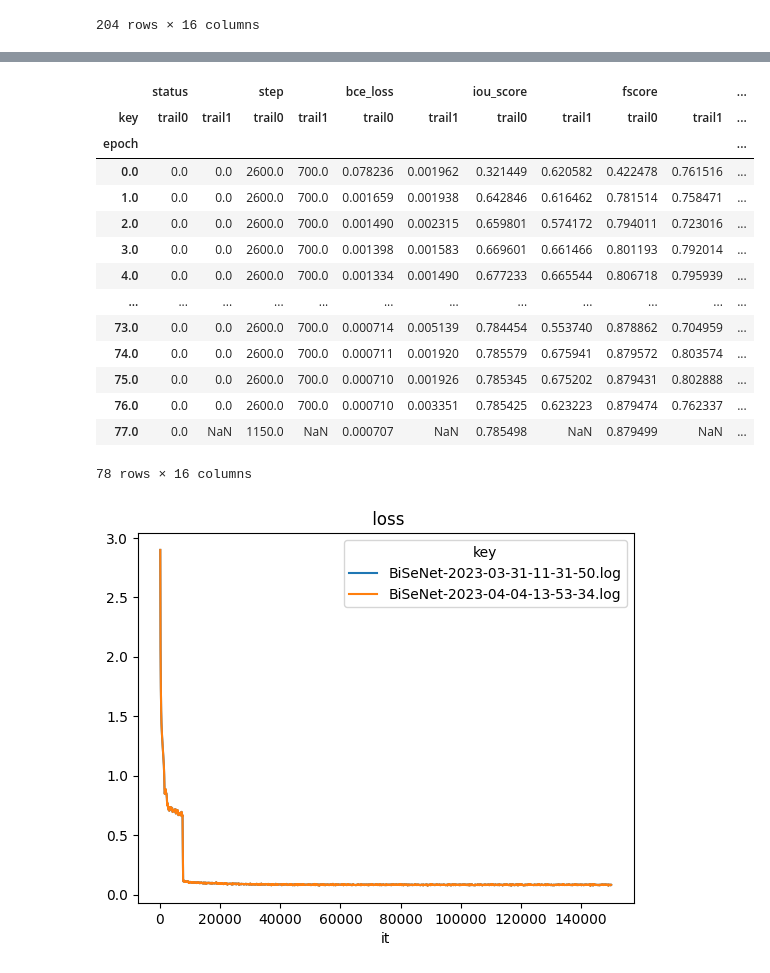
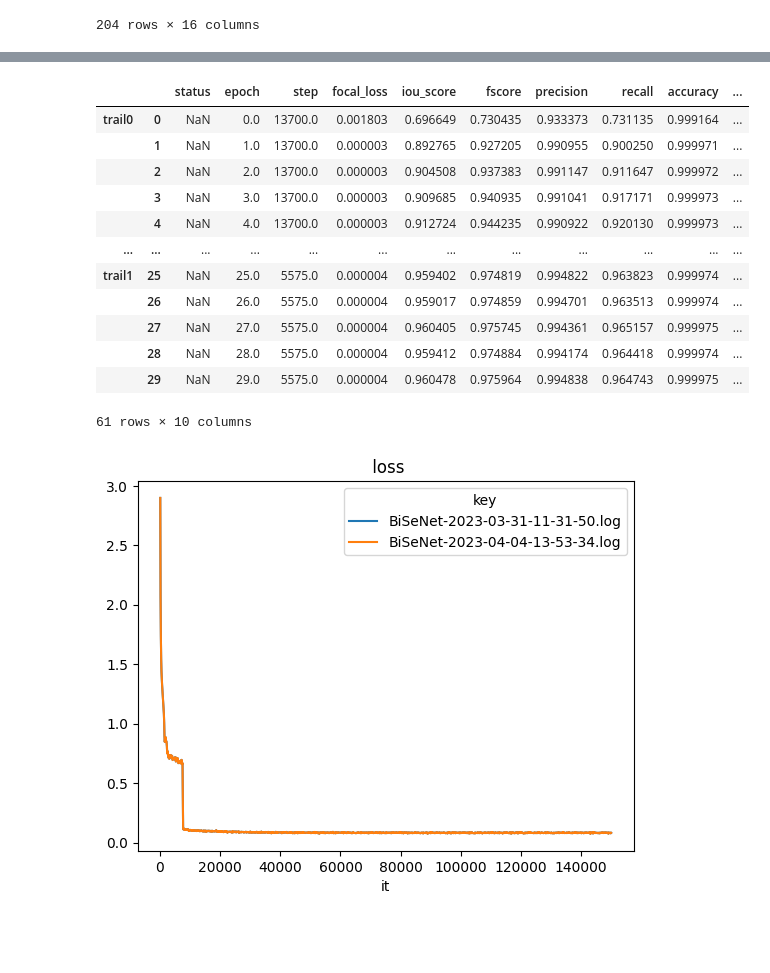
Before and after one commit to dulicui742/segmentation_models.pytorch, a Jupyter notebook: examples/logs_analysis.ipynb, the cells around one changed output, grey strips where cells are left out. Drawn from its saved outputs; the diff is of its cells as text; code cells hidden in the pictures; blank space fills up the shorter version.

```diff
--- a/examples/logs_analysis.ipynb
+++ b/examples/logs_analysis.ipynb
@@ -690,10 +690,27 @@ log_files = [
 
 
 #         "D:\share\stdc\stdc2_Unet_clip-rotated_logs_0331_163802.json",
-#
+
 #         "D:\share\efficientnet-b4_Unet_clip_rotated_logs_0329_100345.json",
 
-    "D:\share\stdc\log\stdc2_Unet_clip_rotated_logs_0410_183547.json",
+#     "D:\share\stdc\log\stdc2_Unet_clip_rotated_logs_0410_183547.json",
+
+
+        ### zhiqiguan
+#     "D:\share\stdc\stdc2_Unet_clip-rotated_logs_0331_163802.json",
+#     "D:\share\efficientnet-b4_Unet_clip_rotated_logs_0329_100345.json",
+    "D:\share\stdc\stdc2_Unet_clip-rotated_logs_0331_163802.json",
+#     "D:\share\stdc\log\stdc2_Unet_clip-rotated-16x-customLR1_logs_0418_093532.json", ### zhiqiguan  验证集波动不大
+#     "D:\share\stdc2_Unet_clip-rotated-16x-customLR1_logs_0418_093532.json",
+#     "D:\share\stdc\log\stdc2_Unet_clip-rotated-16x-customLR1_logs_0426_090350.json",
+#     "D:\share\stdc\log\stdc2_MANet_clip-rotated-focalloss_logs_0424_131451.json",
+
+
+    ## xiaoqiu
+#     "D:\share\stdc\log\sphere\stdc2_Unet_clip_rotated_logs_0407_111627.json",
+#     "D:\share\stdc\log\sphere\stdc2_Unet_clip_rotated-focalloss_logs_0418_150638.json",
+#     "D:\share\stdc\log\sphere\efficientnet-b4_Unet_clip_rotated-focalloss_logs_0421_095419.json"
+
     ]
 
 df_list = []
@@ -714,6 +731,7 @@ df_epoch_list = []
 ex_keys = []
 for idx, df in enumerate(df_list):
     df_dst = mean_of_epoch(df)
+    df_dst.rename(columns={"bce_with_logits_loss": "bce_loss"},inplace=True)
     key = 'trail{}'. format(idx)
     df_dst.loc[:, "key"] = key
     ex_keys.append(key)
@@ -722,6 +740,6 @@ for idx, df in enumerate(df_list):
 DF = pd.concat(df_epoch_list, keys=ex_keys)
 DFGroup = DF.groupby(['epoch','key'])
 
-for metric in ["bce_loss", "fscore", "recall"]: #, "fscore", "recall", "precision", "accuracy"]:
+for metric in ["bce_loss", "fscore", "recall"]: #, "fscore", "recall", "precision", "accuracy"]: , "focal_loss" "bce_loss
     DFGPlot = DFGroup.sum().unstack('key').plot(kind='line', y=metric, title =metric)
 # %% [output]
@@ -731,21 +749,19 @@ for metric in ["bce_loss", "fscore", "recall"]: #, "fscore", "recall", "precisio
 # %%
-DFGroup.sum().unstack('key')
+DF
 # %% [output]
-|  | status |  | step |  | bce_loss |  | iou_score |  | fscore |  | ... |
-| key | trail0 | trail1 | trail0 | trail1 | trail0 | trail1 | trail0 | trail1 | trail0 | trail1 | ... |
-| epoch |  |  |  |  |  |  |  |  |  |  | ... |
-| 0.0 | 0.0 | 0.0 | 2600.0 | 700.0 | 0.078236 | 0.001962 | 0.321449 | 0.620582 | 0.422478 | 0.761516 | ... |
-| 1.0 | 0.0 | 0.0 | 2600.0 | 700.0 | 0.001659 | 0.001938 | 0.642846 | 0.616462 | 0.781514 | 0.758471 | ... |
-| 2.0 | 0.0 | 0.0 | 2600.0 | 700.0 | 0.001490 | 0.002315 | 0.659801 | 0.574172 | 0.794011 | 0.723016 | ... |
-| 3.0 | 0.0 | 0.0 | 2600.0 | 700.0 | 0.001398 | 0.001583 | 0.669601 | 0.661466 | 0.801193 | 0.792014 | ... |
-| 4.0 | 0.0 | 0.0 | 2600.0 | 700.0 | 0.001334 | 0.001490 | 0.677233 | 0.665544 | 0.806718 | 0.795939 | ... |
+|  |  | status | epoch | step | focal_loss | iou_score | fscore | precision | recall | accuracy | ... |
+| trail0 | 0 | NaN | 0.0 | 13700.0 | 0.001803 | 0.696649 | 0.730435 | 0.933373 | 0.731135 | 0.999164 | ... |
+|  | 1 | NaN | 1.0 | 13700.0 | 0.000003 | 0.892765 | 0.927205 | 0.990955 | 0.900250 | 0.999971 | ... |
+|  | 2 | NaN | 2.0 | 13700.0 | 0.000003 | 0.904508 | 0.937383 | 0.991147 | 0.911647 | 0.999972 | ... |
+|  | 3 | NaN | 3.0 | 13700.0 | 0.000003 | 0.909685 | 0.940935 | 0.991041 | 0.917171 | 0.999973 | ... |
+|  | 4 | NaN | 4.0 | 13700.0 | 0.000003 | 0.912724 | 0.944235 | 0.990922 | 0.920130 | 0.999973 | ... |
 | ... | ... | ... | ... | ... | ... | ... | ... | ... | ... | ... | ... |
-| 73.0 | 0.0 | 0.0 | 2600.0 | 700.0 | 0.000714 | 0.005139 | 0.784454 | 0.553740 | 0.878862 | 0.704959 | ... |
-| 74.0 | 0.0 | 0.0 | 2600.0 | 700.0 | 0.000711 | 0.001920 | 0.785579 | 0.675941 | 0.879572 | 0.803574 | ... |
-| 75.0 | 0.0 | 0.0 | 2600.0 | 700.0 | 0.000710 | 0.001926 | 0.785345 | 0.675202 | 0.879431 | 0.802888 | ... |
-| 76.0 | 0.0 | 0.0 | 2600.0 | 700.0 | 0.000710 | 0.003351 | 0.785425 | 0.623223 | 0.879474 | 0.762337 | ... |
-| 77.0 | 0.0 | NaN | 1150.0 | NaN | 0.000707 | NaN | 0.785498 | NaN | 0.879499 | NaN | ... |
+| trail1 | 25 | NaN | 25.0 | 5575.0 | 0.000004 | 0.959402 | 0.974819 | 0.994822 | 0.963823 | 0.999974 | ... |
+|  | 26 | NaN | 26.0 | 5575.0 | 0.000004 | 0.959017 | 0.974859 | 0.994701 | 0.963513 | 0.999974 | ... |
+|  | 27 | NaN | 27.0 | 5575.0 | 0.000004 | 0.960405 | 0.975745 | 0.994361 | 0.965157 | 0.999975 | ... |
+|  | 28 | NaN | 28.0 | 5575.0 | 0.000004 | 0.959412 | 0.974884 | 0.994174 | 0.964418 | 0.999974 | ... |
+|  | 29 | NaN | 29.0 | 5575.0 | 0.000004 | 0.960478 | 0.975964 | 0.994838 | 0.964743 | 0.999975 | ... |
-78 rows × 16 columns
+61 rows × 10 columns
 # %%
 # log_file = "D:\share\stdc\BiSeNet-2023-03-31-11-31-50.log"
 stdc_log_files = [
```
Also changed, not shown: parts of 1 cell of this notebook, 3 other files.
